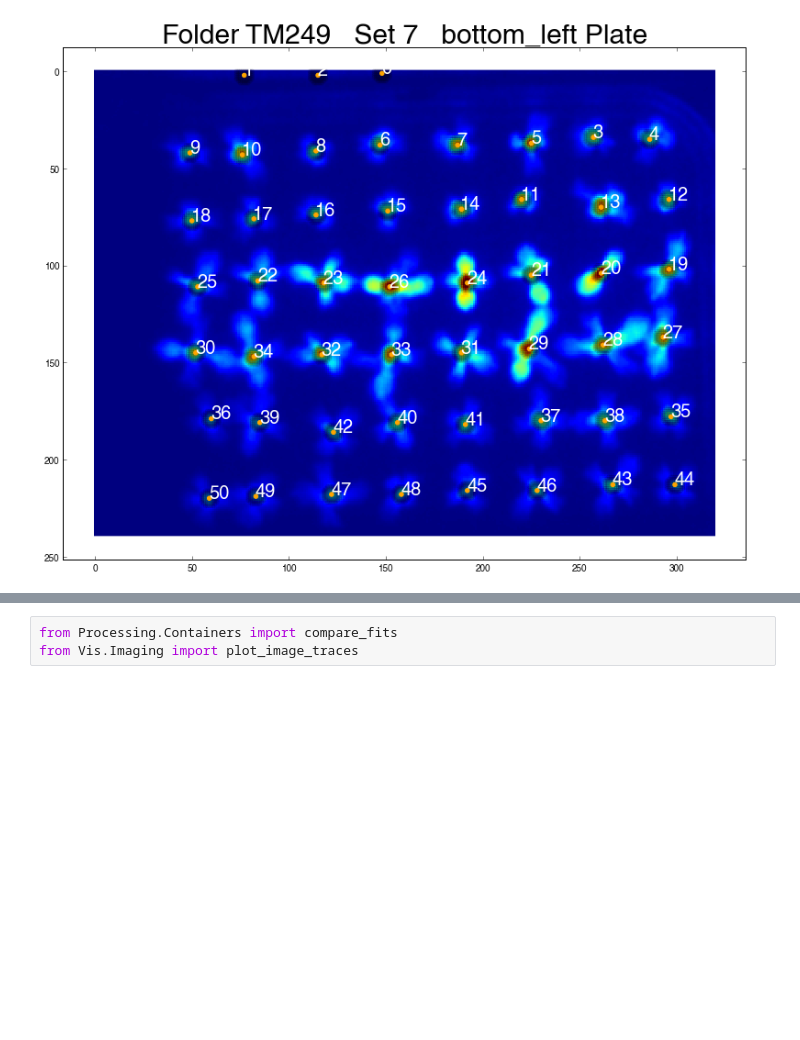
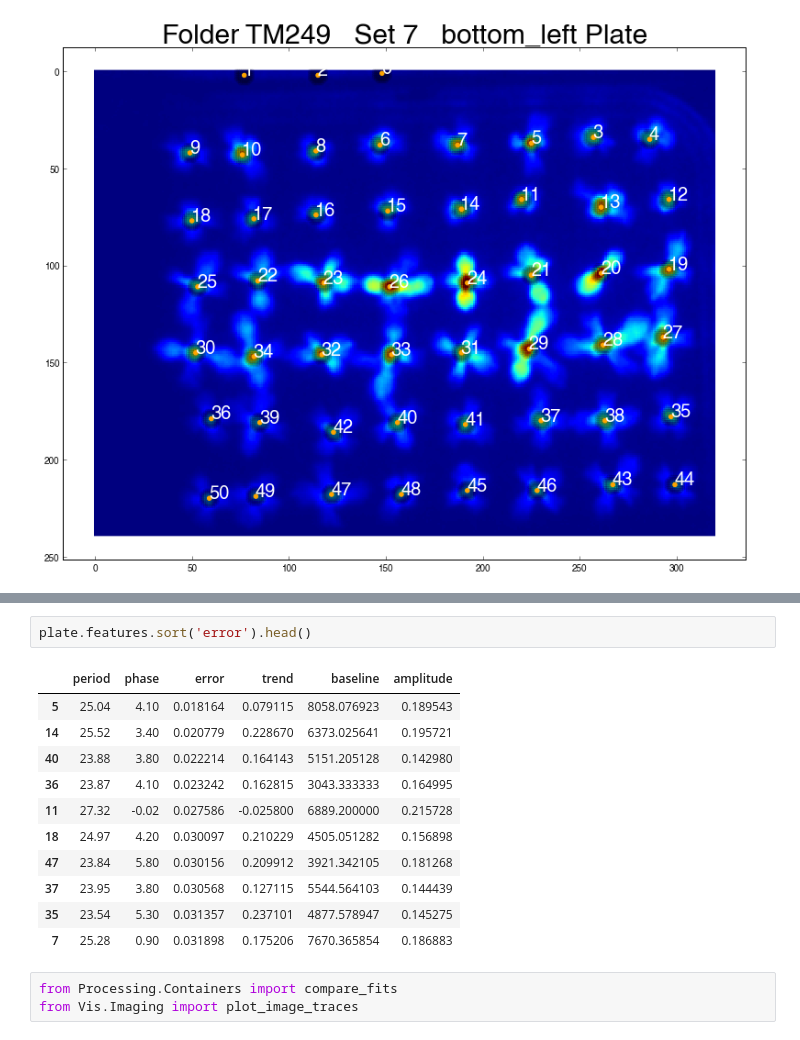
Before and after one commit to deletingthesoftwrethatwillhackme/Luc, a Jupyter notebook: MMCTA_runthough.ipynb, the cells around one changed output, grey strips where cells are left out. Saved outputs shown, nothing was run; the diff lists cells and outputs as text; blank space fills up the shorter version.

```diff
--- a/MMCTA_runthough.ipynb
+++ b/MMCTA_runthough.ipynb
@@ -177,3 +144,17 @@ plate.feature_scatters()
+# %%
+plate.features.sort('error').head()
+# %% [output]
+|  | period | phase | error | trend | baseline | amplitude |
+| 5 | 25.04 | 4.10 | 0.018164 | 0.079115 | 8058.076923 | 0.189543 |
+| 14 | 25.52 | 3.40 | 0.020779 | 0.228670 | 6373.025641 | 0.195721 |
+| 40 | 23.88 | 3.80 | 0.022214 | 0.164143 | 5151.205128 | 0.142980 |
+| 36 | 23.87 | 4.10 | 0.023242 | 0.162815 | 3043.333333 | 0.164995 |
+| 11 | 27.32 | -0.02 | 0.027586 | -0.025800 | 6889.200000 | 0.215728 |
+| 18 | 24.97 | 4.20 | 0.030097 | 0.210229 | 4505.051282 | 0.156898 |
+| 47 | 23.84 | 5.80 | 0.030156 | 0.209912 | 3921.342105 | 0.181268 |
+| 37 | 23.95 | 3.80 | 0.030568 | 0.127115 | 5544.564103 | 0.144439 |
+| 35 | 23.54 | 5.30 | 0.031357 | 0.237101 | 4877.578947 | 0.145275 |
+| 7 | 25.28 | 0.90 | 0.031898 | 0.175206 | 7670.365854 | 0.186883 |
 # %%
 from Processing.Containers import compare_fits
 from Vis.Imaging import plot_image_traces
```
Also changed, not shown: parts of 13 cells of this notebook.
